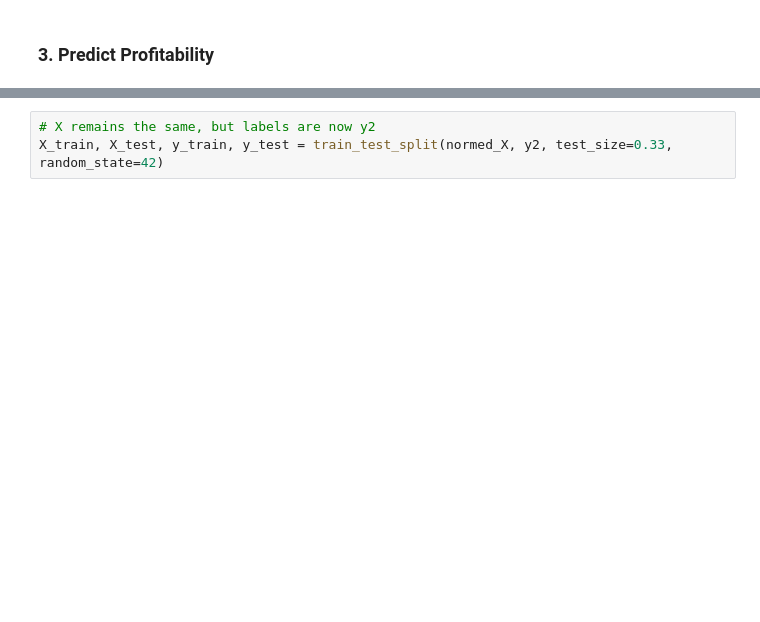
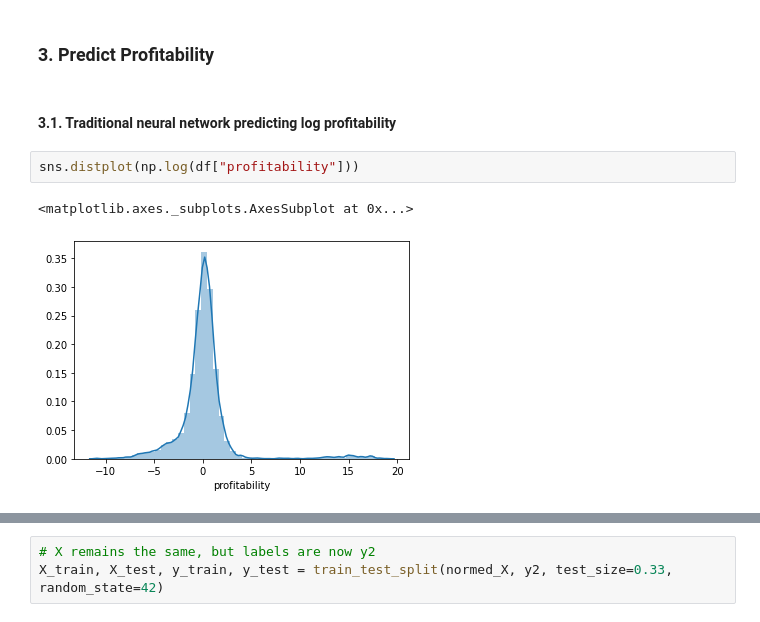
Before and after one commit to anitamezzetti/EPFL_Data_science_in_practice, a Jupyter notebook: Project/AnalysisNeuralNetworks.ipynb, the cells around one changed output, grey strips where cells are left out. Drawn from its saved outputs; the diff is of its cells as text; blank space fills up the shorter version.

```diff
--- a/Project/AnalysisNeuralNetworks.ipynb
+++ b/Project/AnalysisNeuralNetworks.ipynb
@@ -128,2 +128,9 @@ sns.distplot(errors) # We expect the distribution to be normal around zero!
 # %% [markdown]
 ### 3. Predict Profitability
+# %% [markdown]
+#### 3.1. Traditional neural network predicting log profitability
+# %%
+sns.distplot(np.log(df["profitability"]))
+# %% [output]
+<matplotlib.axes._subplots.AxesSubplot at 0x...>
+[figure, added]
```
Also changed, not shown: parts of 27 cells of this notebook.
